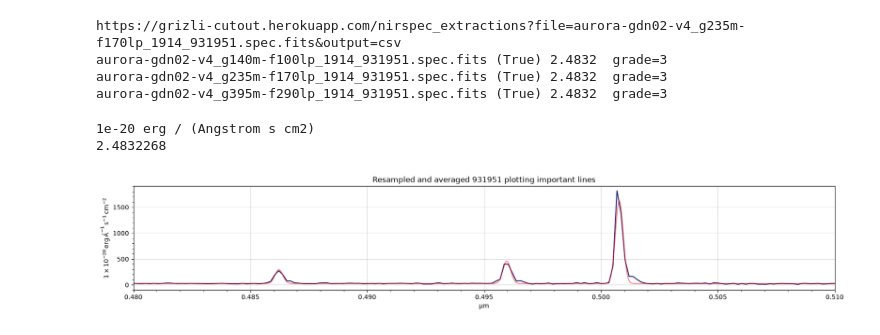
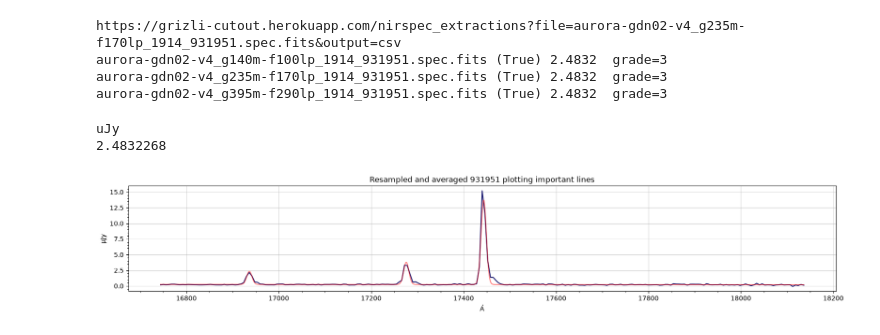
Before and after one commit to CrushinAngel/Astronomical_Investigation_Project, a Jupyter notebook: notebooks/initial_fitting.ipynb, the cells around one changed output. Saved outputs shown, nothing was run; the diff lists cells and outputs as text; code cells hidden in the pictures.

```diff
--- a/notebooks/initial_fitting.ipynb
+++ b/notebooks/initial_fitting.ipynb
@@ -108,18 +108,19 @@ def weighted_average(resampled):
     combined_std = weighted_std * resampled[0].flux.unit
     rest_spectral_axis = resampled[0].spectral_axis/(1 + z)
 
-    target_unit = u.Unit('1e-20 erg / s / cm2 / AA')
+    # target_unit = u.Unit('1e-20 erg / s / cm2 / AA')
 
-    combined_flux_flam = combined_flux.to(target_unit, equivalencies = u.spectral_density(rest_spectral_axis))
-    combined_std_flam = combined_std.to(target_unit, equivalencies = u.spectral_density(rest_spectral_axis))
+    # combined_flux_flam = combined_flux.to(target_unit, equivalencies = u.spectral_density(rest_spectral_axis))
+    # combined_std_flam = combined_std.to(target_unit, equivalencies = u.spectral_density(rest_spectral_axis))
 
-    print(combined_flux_flam.unit)
+    print(combined_flux.unit)
+    # print(combined_flux_flam.unit)
 
-    uncertainty_flam = StdDevUncertainty(combined_std_flam)
+    uncertainty_flam = StdDevUncertainty(combined_std)
 
     combined_spectrum = Spectrum(
-        flux = combined_flux_flam ,
-        spectral_axis = resampled[0].spectral_axis/(1 + z),
+        flux = combined_flux,
+        spectral_axis = resampled[0].spectral_axis.value * 1e4 * u.AA,
         uncertainty = uncertainty_flam,
         meta = {'z': resampled[0].meta['z']}
     )
@@ -129,7 +130,7 @@ def weighted_average(resampled):
 
 tryout = weighted_average(resampled)
 # %% [output]
-1e-20 erg / (Angstrom s cm2)
+uJy
 2.4832268
 # %%
 from scipy.optimize import curve_fit
@@ -154,10 +155,10 @@ def test_model(x, a, b, sigma,
         )
 
 
+z = tryout.meta['z']
 
-
-center = 0.500 * u.um
-window = 0.05 * u.um
+center = 5007 * (1 + z) * u.AA
+window = 200 * (1 + z) * u.AA
 
 mask = (
     (tryout.spectral_axis >= center - window) &
@@ -168,40 +169,40 @@ wave_subset = tryout.spectral_axis[mask]
 flux_subset = tryout.flux[mask]
 flux_err_subset = tryout.uncertainty.represent_as(StdDevUncertainty).array[mask]
 
-initial = [100, 0.5, 0.001,
-           0.4860, 1000,
-           0.4957, 1200,
-           0.5006, 2500]
+initial = [np.median(flux_subset.value), 0, 5 * (1 + z),
+           4860 * (1 + z), 100,
+           4957 * (1 + z), 150,
+           5006 * (1 + z), 500]
 
 popt, pcov = curve_fit(test_model, wave_subset.value, flux_subset.value, p0 = initial,
                        sigma = flux_err_subset, absolute_sigma = True)
 
 
 
 f, ax = plt.subplots(figsize = (20, 3))
 
 ax.plot(wave_subset, flux_subset, color = 'midnightblue')
 
 wave_model = np.linspace(
     wave_subset.value.min(),
     wave_subset.value.max(),
     5000
 )
 
 flux_model = test_model(wave_model, *popt)
 
 ax.plot(wave_model, flux_model, color = 'r', alpha = 0.5)
 ax.minorticks_on()
 
 # ax.set_xlabel(r'$\mu$m')
 # ax.set_ylabel(r'$\mu$Jy')
-ax.set_xlim(0.48, 0.51)
+# ax.set_xlim(0.48, 0.51)
 # ax.set_ylim(-1, 20)
 ax.set_title('Resampled and averaged 931951 plotting important lines')
 ax.grid(alpha = 0.5)
 plt.show()
 # %% [output]
-[figure, old version]
+[figure, new version]
 # %%
 intercept, slope, sigma, mu_hb, f_hb, mu_4959, f_4959, mu_5007, f_5007 = popt
 
```
Also changed, not shown: parts of 3 cells of this notebook.
